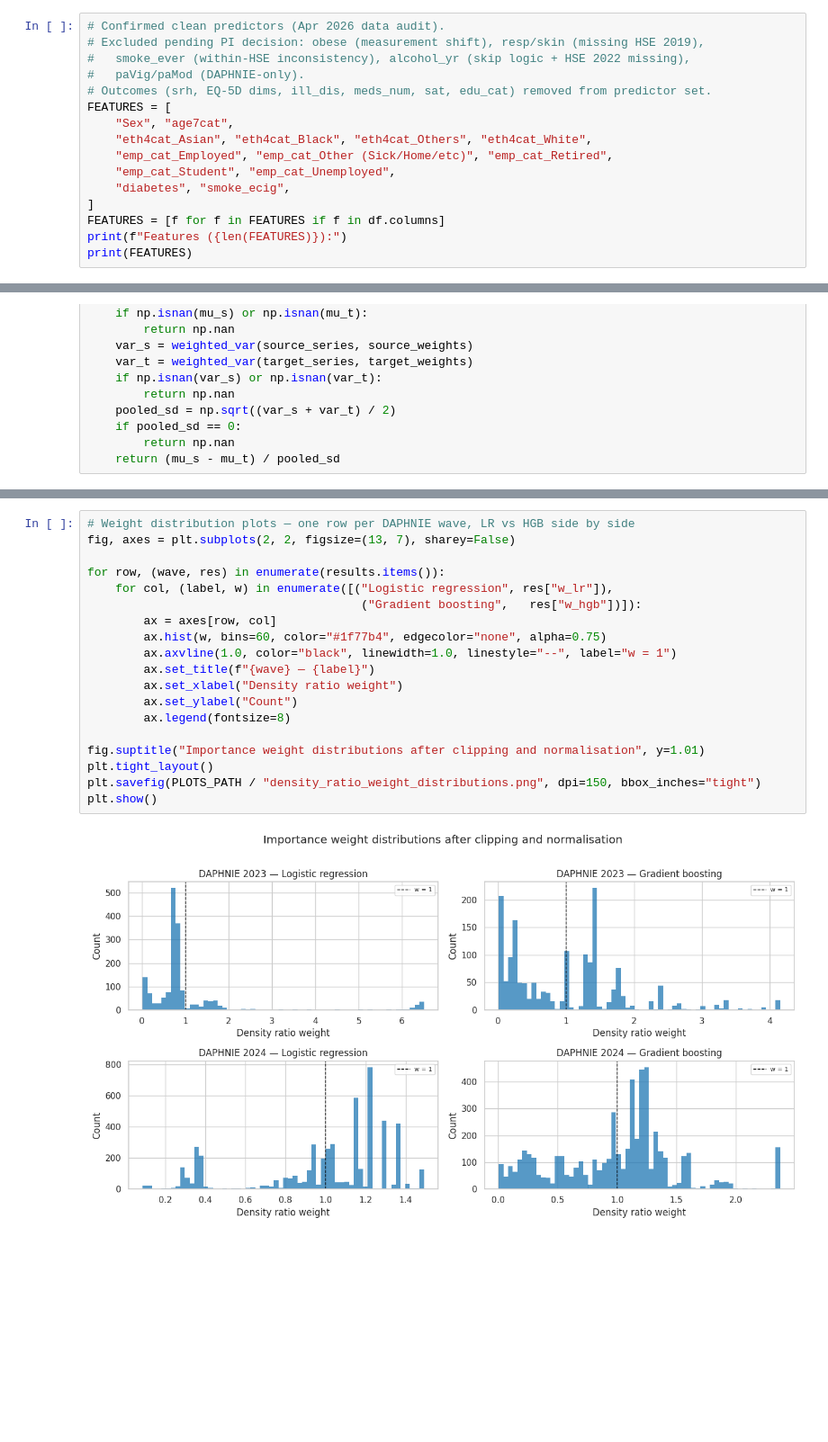
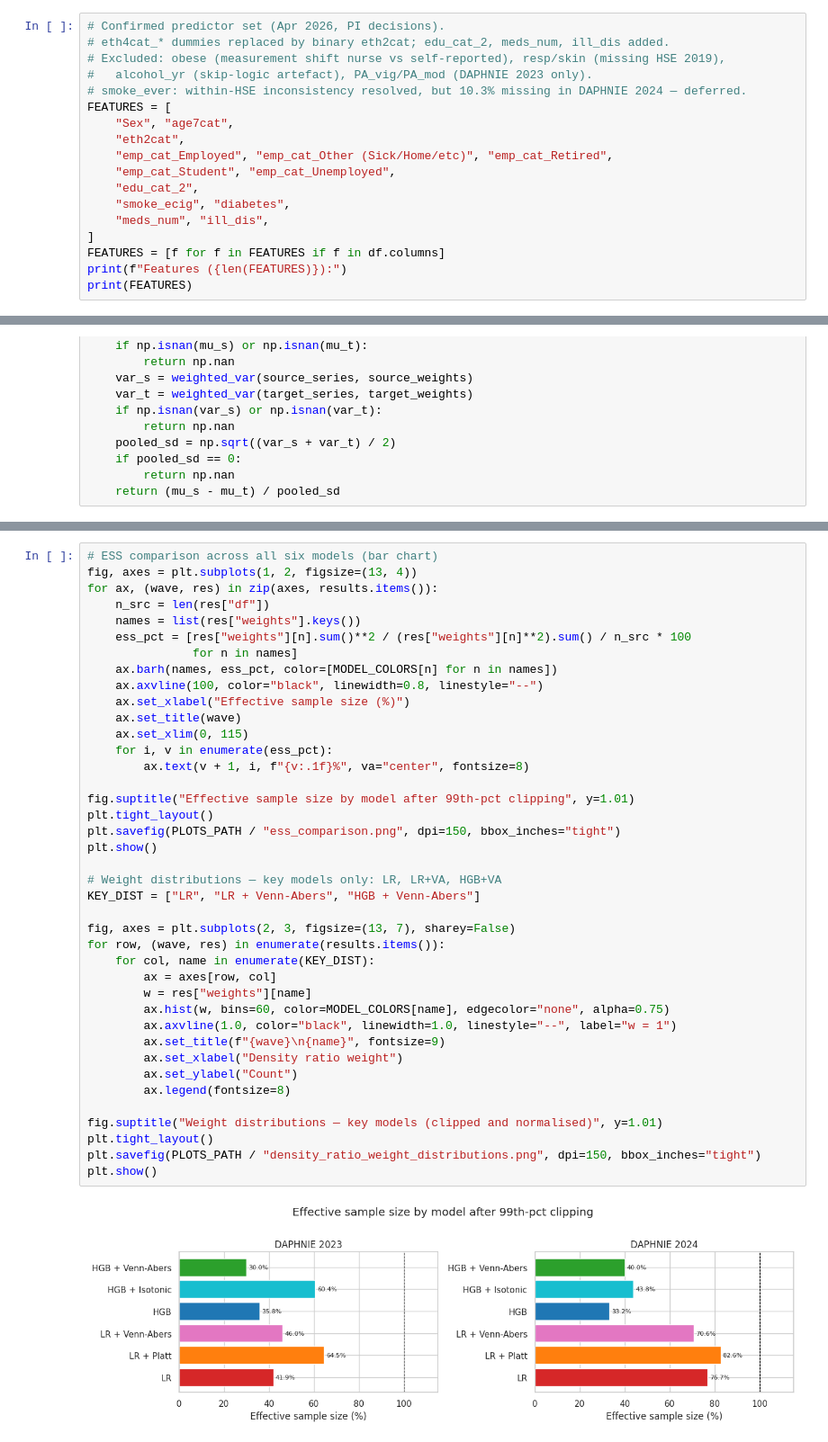
Before and after one commit to LuisGiraldo86/EuroQoL, a Jupyter notebook: notebooks/covariate_shift/03-density_ratio.ipynb, the cells around one changed output, grey strips where cells are left out. Shown at 90% size. Cells and saved outputs as stored; diff of their text form; blank space fills up the shorter version.

```diff
--- a/notebooks/covariate_shift/03-density_ratio.ipynb
+++ b/notebooks/covariate_shift/03-density_ratio.ipynb
@@ -80,17 +84,19 @@ An AUC of 0.5 means the distributions are indistinguishable; AUC near 1 means th
 very different. After reweighting, we re-run the SMD comparison — all variables should
 fall below $|\text{SMD}| = 0.1$ if the reweighting worked.
 # %%
-# Confirmed clean predictors (Apr 2026 data audit).
-# Excluded pending PI decision: obese (measurement shift), resp/skin (missing HSE 2019),
-#   smoke_ever (within-HSE inconsistency), alcohol_yr (skip logic + HSE 2022 missing),
-#   paVig/paMod (DAPHNIE-only).
-# Outcomes (srh, EQ-5D dims, ill_dis, meds_num, sat, edu_cat) removed from predictor set.
+# Confirmed predictor set (Apr 2026, PI decisions).
+# eth4cat_* dummies replaced by binary eth2cat; edu_cat_2, meds_num, ill_dis added.
+# Excluded: obese (measurement shift nurse vs self-reported), resp/skin (missing HSE 2019),
+#   alcohol_yr (skip-logic artefact), PA_vig/PA_mod (DAPHNIE 2023 only).
+# smoke_ever: within-HSE inconsistency resolved, but 10.3% missing in DAPHNIE 2024 — deferred.
 FEATURES = [
     "Sex", "age7cat",
-    "eth4cat_Asian", "eth4cat_Black", "eth4cat_Others", "eth4cat_White",
+    "eth2cat",
     "emp_cat_Employed", "emp_cat_Other (Sick/Home/etc)", "emp_cat_Retired",
     "emp_cat_Student", "emp_cat_Unemployed",
-    "diabetes", "smoke_ecig",
+    "edu_cat_2",
+    "smoke_ecig", "diabetes",
+    "meds_num", "ill_dis",
 ]
 FEATURES = [f for f in FEATURES if f in df.columns]
 print(f"Features ({len(FEATURES)}):")
@@ -244,21 +398,42 @@ Class ratio  DAPHNIE:HSE = 1:14.7
 # %%
-# Weight distribution plots — one row per DAPHNIE wave, LR vs HGB side by side
-fig, axes = plt.subplots(2, 2, figsize=(13, 7), sharey=False)
+# ESS comparison across all six models (bar chart)
+fig, axes = plt.subplots(1, 2, figsize=(13, 4))
+for ax, (wave, res) in zip(axes, results.items()):
+    n_src = len(res["df"])
+    names = list(res["weights"].keys())
+    ess_pct = [res["weights"][n].sum()**2 / (res["weights"][n]**2).sum() / n_src * 100
+               for n in names]
+    ax.barh(names, ess_pct, color=[MODEL_COLORS[n] for n in names])
+    ax.axvline(100, color="black", linewidth=0.8, linestyle="--")
+    ax.set_xlabel("Effective sample size (%)")
+    ax.set_title(wave)
+    ax.set_xlim(0, 115)
+    for i, v in enumerate(ess_pct):
+        ax.text(v + 1, i, f"{v:.1f}%", va="center", fontsize=8)
 
+fig.suptitle("Effective sample size by model after 99th-pct clipping", y=1.01)
+plt.tight_layout()
+plt.savefig(PLOTS_PATH / "ess_comparison.png", dpi=150, bbox_inches="tight")
+plt.show()
+
+# Weight distributions — key models only: LR, LR+VA, HGB+VA
+KEY_DIST = ["LR", "LR + Venn-Abers", "HGB + Venn-Abers"]
+
+fig, axes = plt.subplots(2, 3, figsize=(13, 7), sharey=False)
 for row, (wave, res) in enumerate(results.items()):
-    for col, (label, w) in enumerate([("Logistic regression", res["w_lr"]),
-                                       ("Gradient boosting",   res["w_hgb"])]):
+    for col, name in enumerate(KEY_DIST):
         ax = axes[row, col]
-        ax.hist(w, bins=60, color="#1f77b4", edgecolor="none", alpha=0.75)
+        w = res["weights"][name]
+        ax.hist(w, bins=60, color=MODEL_COLORS[name], edgecolor="none", alpha=0.75)
         ax.axvline(1.0, color="black", linewidth=1.0, linestyle="--", label="w = 1")
-        ax.set_title(f"{wave} — {label}")
+        ax.set_title(f"{wave}\n{name}", fontsize=9)
         ax.set_xlabel("Density ratio weight")
         ax.set_ylabel("Count")
         ax.legend(fontsize=8)
 
-fig.suptitle("Importance weight distributions after clipping and normalisation", y=1.01)
+fig.suptitle("Weight distributions — key models (clipped and normalised)", y=1.01)
 plt.tight_layout()
 plt.savefig(PLOTS_PATH / "density_ratio_weight_distributions.png", dpi=150, bbox_inches="tight")
 plt.show()
 # %% [output]
-[figure, old version]
+[figure, new version]
```
Also changed, not shown: parts of 9 cells of this notebook, 2 other files.
